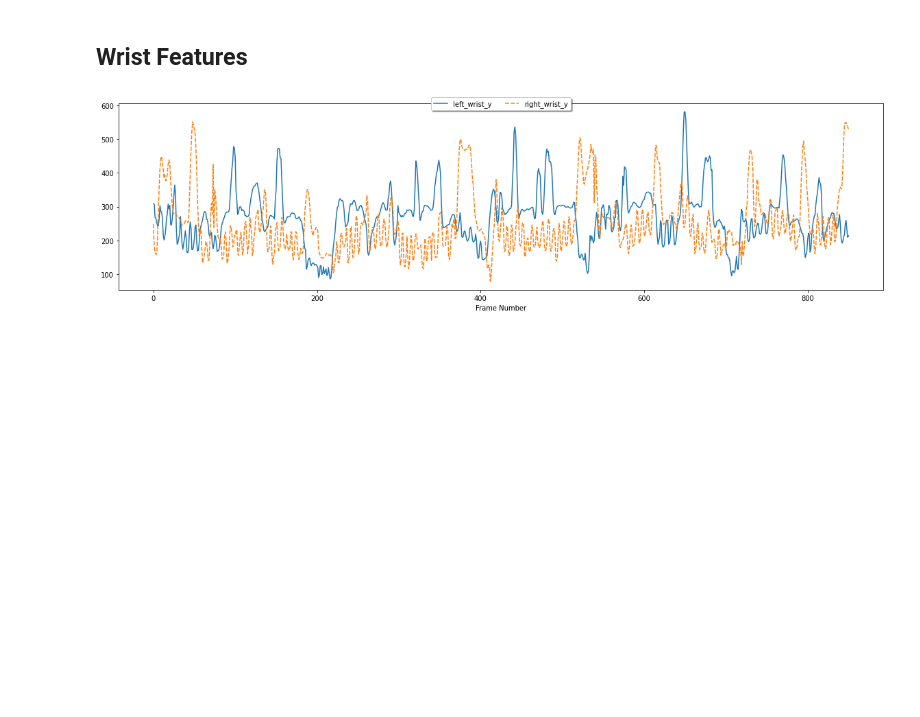
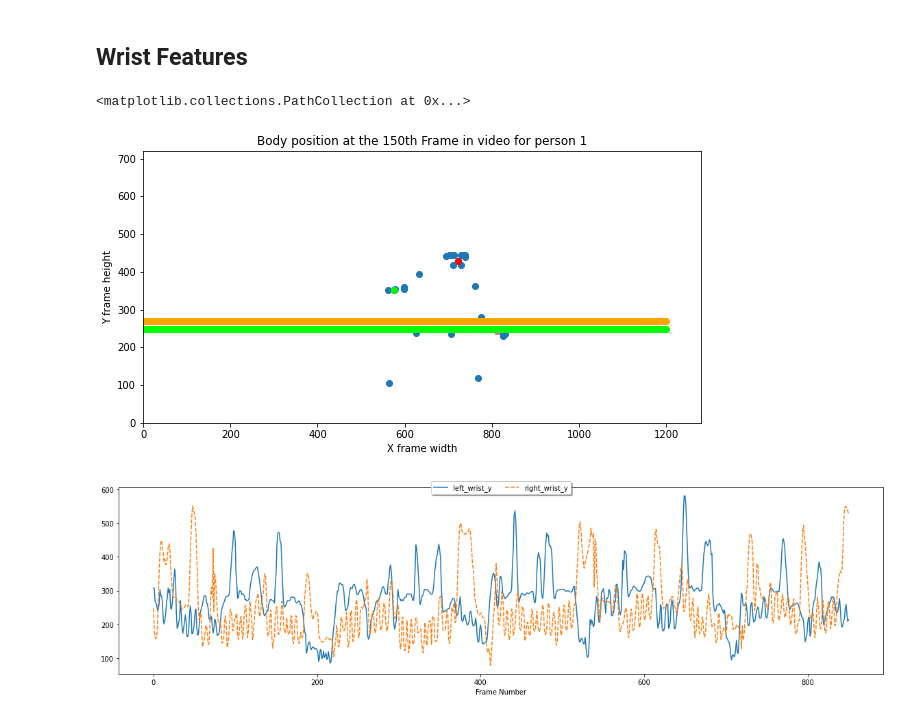
Before and after one commit to tiilt-lab/sport_analytics, a Jupyter notebook: mmla_ia_analysis/reorient_data_and_EDA_person1_y.ipynb, the cells around one changed output. Drawn from its saved outputs; the diff is of its cells as text; code cells hidden in the pictures; blank space fills up the shorter version.

```diff
--- a/mmla_ia_analysis/reorient_data_and_EDA_person1_y.ipynb
+++ b/mmla_ia_analysis/reorient_data_and_EDA_person1_y.ipynb
@@ -289,6 +319,40 @@ plt.xlabel('Frame Number');
 [figure]
 # %% [markdown]
 ## Wrist Features
+# %%
+# average positioning of wrists
+mean_wrist_heights = np.mean(key_joint[['left_wrist_y','right_wrist_y']])
+# %%
+# Body points
+i=150
+fig, (ax1) = plt.subplots(1, figsize=[10,5])
+
+# plot 1
+ax1.scatter(new_tbl.iloc[i, 1:34], new_tbl.iloc[i, 34:67])
+# Nose point
+ax1.scatter(new_tbl.iloc[i, 1], new_tbl.iloc[i, 34], color='red');
+# # Neck point
+# ax1.scatter(new_tbl.iloc[i, 101], new_tbl.iloc[i, 102], color='peru');
+# print(nose_neck_angles[i])
+
+# left point
+ax1.scatter(new_tbl.loc[i, 'left_wrist_x'], new_tbl.loc[i, 'left_wrist_y'], color='lime');
+
+# right point
+ax1.scatter(new_tbl.loc[i, 'right_wrist_x'], new_tbl.loc[i, 'right_wrist_y'], color='hotpink');
+ax1.set_xlim(left=0, right=1280)
+ax1.set_ylim(bottom=0, top=720);
+ax1.set_xlabel("X frame width")
+ax1.set_ylabel("Y frame height");
+ax1.set_title("Body position at the 150th Frame in video for person 1");
+
+
+np.mean(key_joint[['left_wrist_y','right_wrist_y']])
+ax1.scatter(np.arange(0, 1200), np.ones(1200)*mean_wrist_heights[0], color='orange')
+ax1.scatter(np.arange(0, 1200), np.ones(1200)*mean_wrist_heights[1], color='lime')
+# %% [output]
+<matplotlib.collections.PathCollection at 0x...>
+[figure, added]
 # %%
 # heights of wrists over time
 wrists = key_joint[['left_wrist_y','right_wrist_y']]
```
Also changed, not shown: parts of 7 cells of this notebook, 21 other files.
